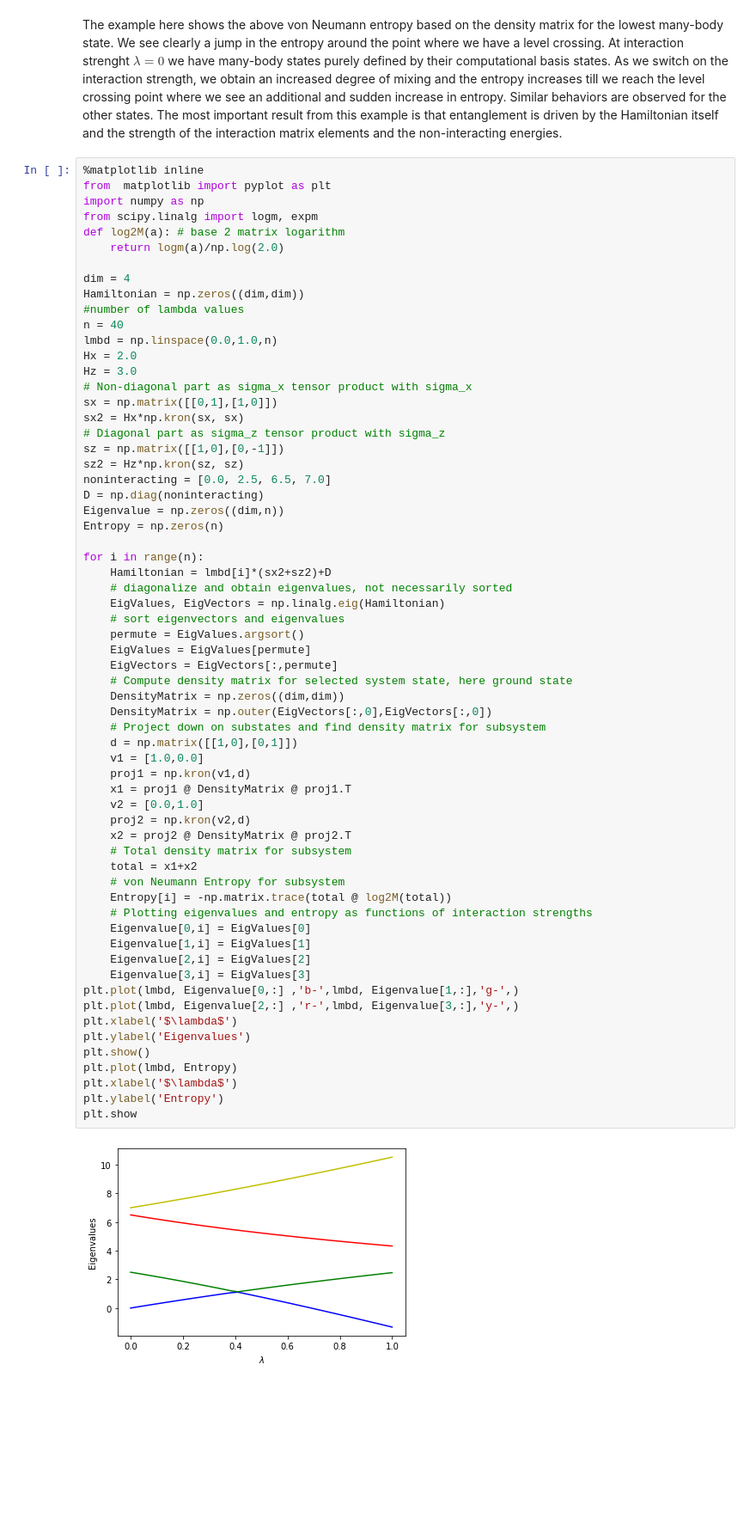
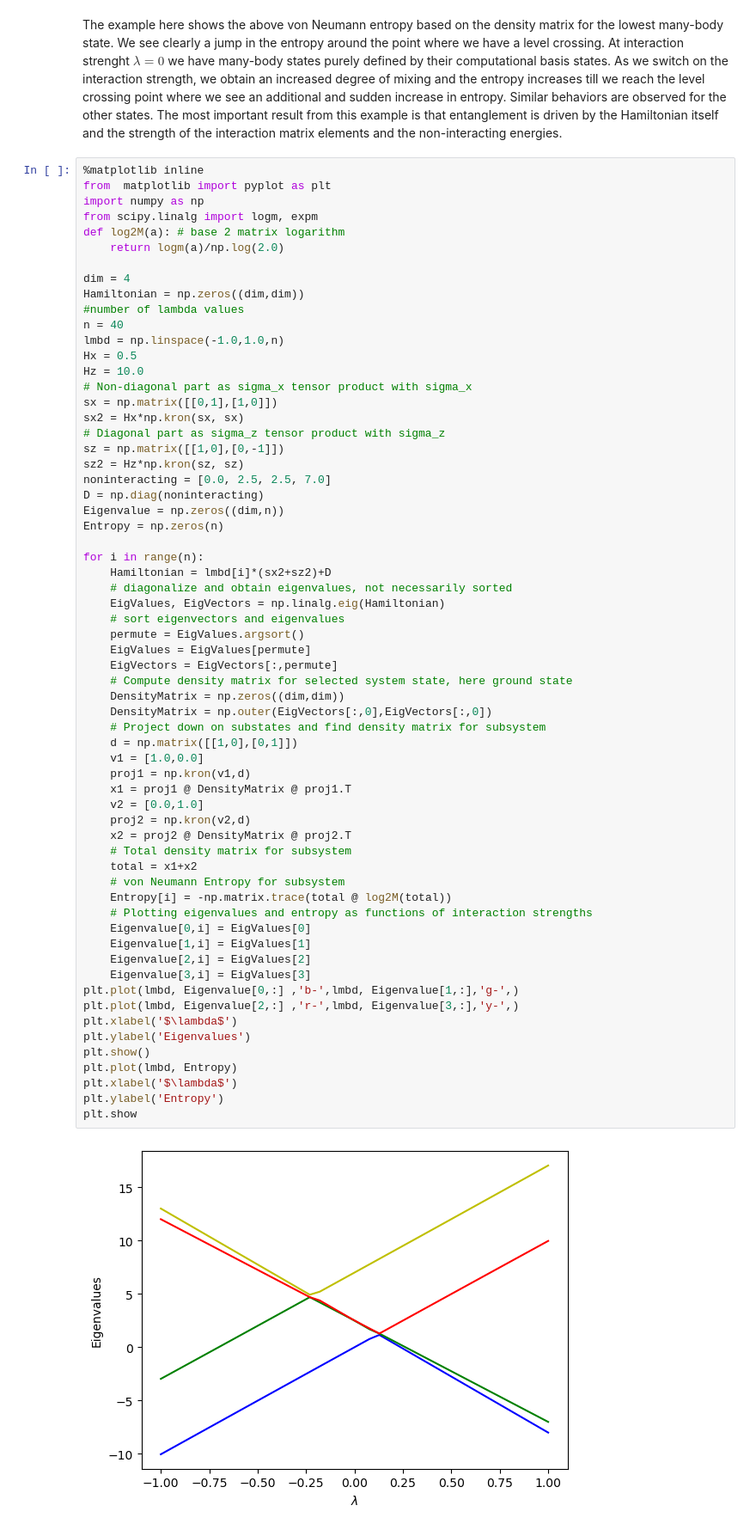
Before and after one commit to ManyBodyPhysics/QuantumProject, a Jupyter notebook: doc/src/PaperMaterial/model.ipynb, the cells around one changed output. Shown: that part at 86% size. Saved outputs shown, nothing was run; the diff lists cells and outputs as text; blank space fills up the shorter version.

```diff
--- a/doc/src/PaperMaterial/model.ipynb
+++ b/doc/src/PaperMaterial/model.ipynb
@@ -259,16 +259,16 @@ dim = 4
 Hamiltonian = np.zeros((dim,dim))
 #number of lambda values
 n = 40
-lmbd = np.linspace(0.0,1.0,n)
-Hx = 2.0
-Hz = 3.0
+lmbd = np.linspace(-1.0,1.0,n)
+Hx = 0.5
+Hz = 10.0
 # Non-diagonal part as sigma_x tensor product with sigma_x
 sx = np.matrix([[0,1],[1,0]])
 sx2 = Hx*np.kron(sx, sx)
 # Diagonal part as sigma_z tensor product with sigma_z
 sz = np.matrix([[1,0],[0,-1]])
 sz2 = Hz*np.kron(sz, sz)
-noninteracting = [0.0, 2.5, 6.5, 7.0]
+noninteracting = [0.0, 2.5, 2.5, 7.0]
 D = np.diag(noninteracting)
 Eigenvalue = np.zeros((dim,n))
 Entropy = np.zeros(n)
@@ -284,32 +284,32 @@ for i in range(n):
     # Compute density matrix for selected system state, here ground state
     DensityMatrix = np.zeros((dim,dim))
     DensityMatrix = np.outer(EigVectors[:,0],EigVectors[:,0])
     # Project down on substates and find density matrix for subsystem
     d = np.matrix([[1,0],[0,1]])
     v1 = [1.0,0.0]
     proj1 = np.kron(v1,d)
     x1 = proj1 @ DensityMatrix @ proj1.T
     v2 = [0.0,1.0]
     proj2 = np.kron(v2,d)
     x2 = proj2 @ DensityMatrix @ proj2.T
     # Total density matrix for subsystem
     total = x1+x2
     # von Neumann Entropy for subsystem
     Entropy[i] = -np.matrix.trace(total @ log2M(total))
     # Plotting eigenvalues and entropy as functions of interaction strengths
     Eigenvalue[0,i] = EigValues[0]
     Eigenvalue[1,i] = EigValues[1]
     Eigenvalue[2,i] = EigValues[2]
     Eigenvalue[3,i] = EigValues[3]
 plt.plot(lmbd, Eigenvalue[0,:] ,'b-',lmbd, Eigenvalue[1,:],'g-',)
 plt.plot(lmbd, Eigenvalue[2,:] ,'r-',lmbd, Eigenvalue[3,:],'y-',)
 plt.xlabel('$\lambda$')
 plt.ylabel('Eigenvalues')
 plt.show()
 plt.plot(lmbd, Entropy)
 plt.xlabel('$\lambda$')
 plt.ylabel('Entropy')
 plt.show
 # %% [output]
-[figure, old version]
+[figure, new version]
 <function matplotlib.pyplot.show(close=None, block=None)>
```
Also changed, not shown: parts of 1 cell of this notebook.
